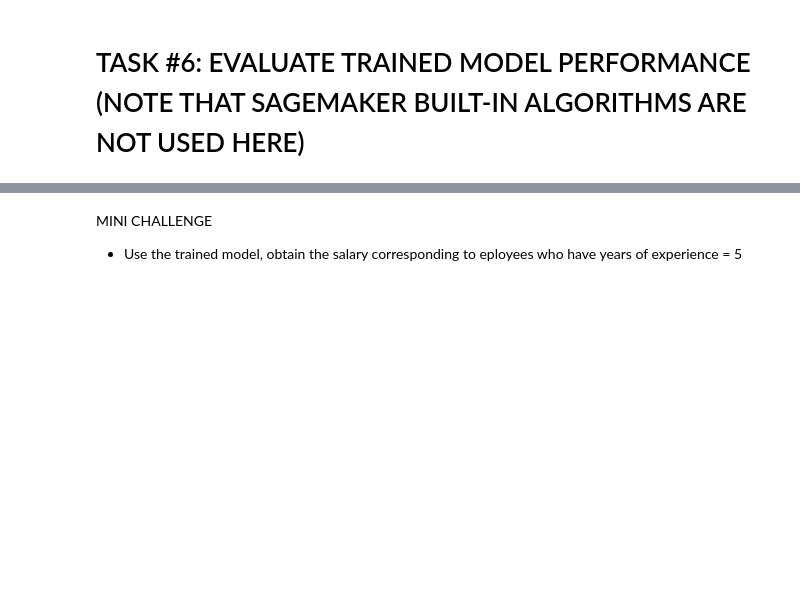
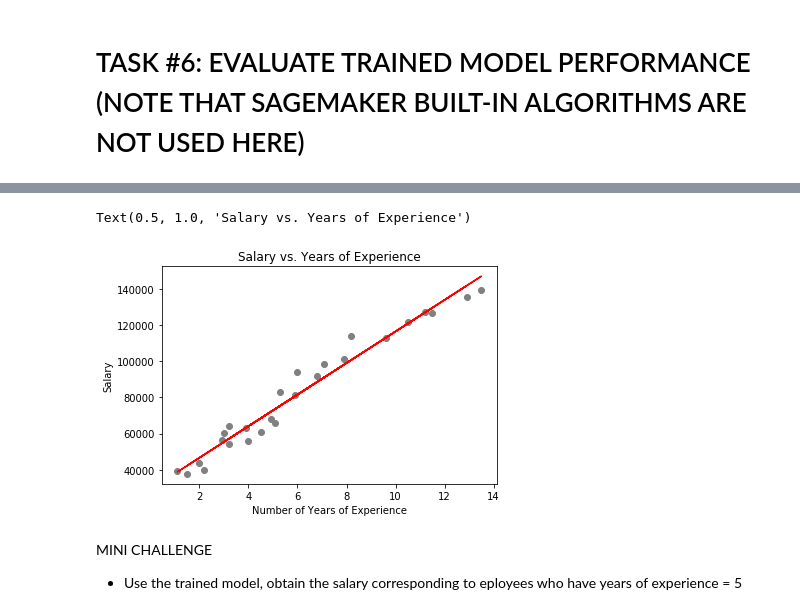
Before and after one commit to Williamdst/AWS-Sagemaker-Practical, a Jupyter notebook: Linear Learner/employee_salary_prediction_notebook.ipynb, the cells around one changed output, grey strips where cells are left out. Drawn from its saved outputs; the diff is of its cells as text; code cells hidden in the pictures; blank space fills up the shorter version.

```diff
--- a/Linear Learner/employee_salary_prediction_notebook.ipynb
+++ b/Linear Learner/employee_salary_prediction_notebook.ipynb
@@ -270,9 +294,12 @@ y_predict
 # %%
 plt.scatter(X_train, y_train, color = 'gray')
-plt.plot(X_train, regresssion_model_sklearn.predict(X_train), color = 'red')
+plt.plot(X_train, regression_model_sklearn.predict(X_train), color = 'red')
 plt.ylabel('Salary')
 plt.xlabel('Number of Years of Experience')
 plt.title('Salary vs. Years of Experience')
+# %% [output]
+Text(0.5, 1.0, 'Salary vs. Years of Experience')
+[figure, added]
 # %% [markdown]
 MINI CHALLENGE
  - Use the trained model, obtain the salary corresponding to eployees who have years of experience = 5
```
Also changed, not shown: parts of 11 cells of this notebook, 2 other files.
